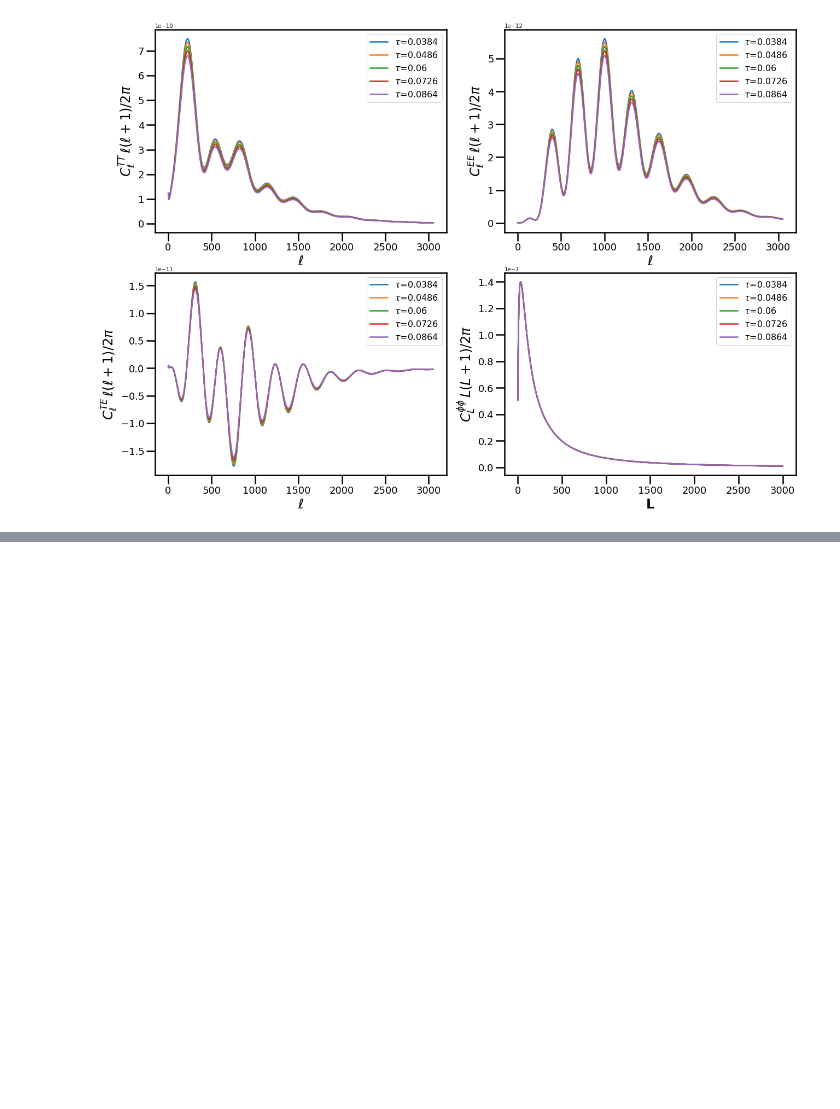
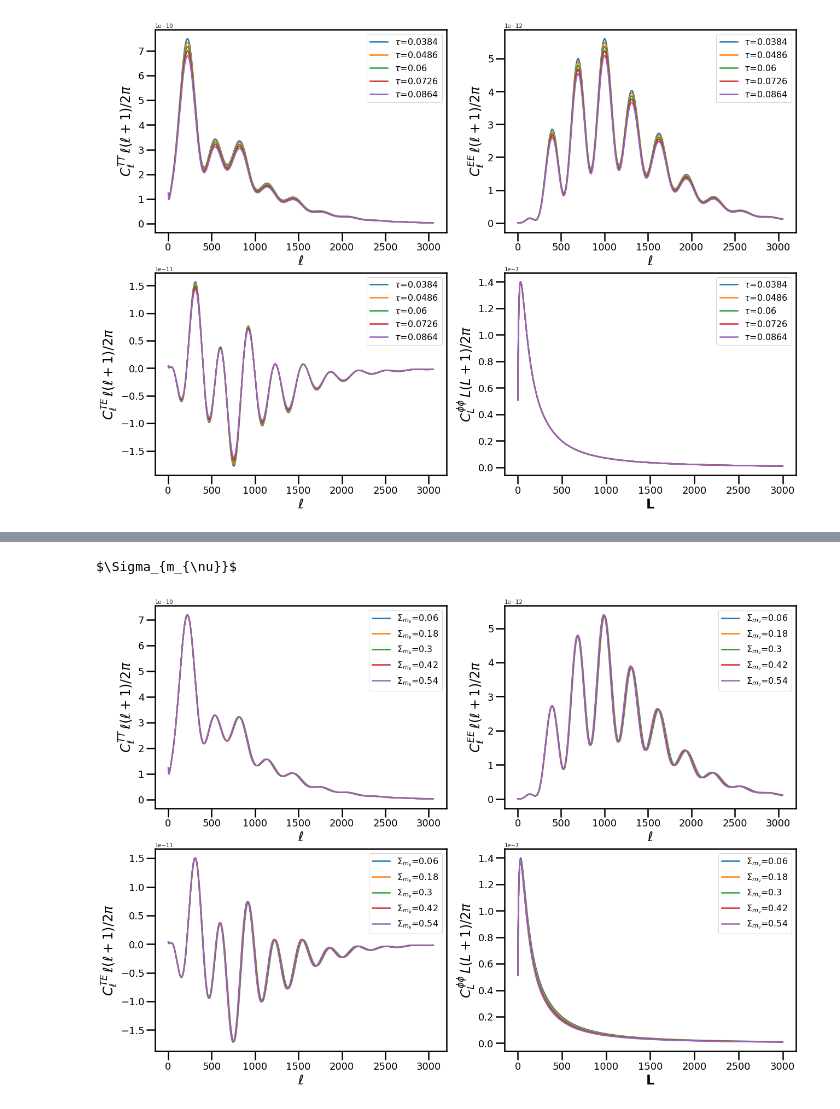
Before and after one commit to nbatta/SSI2017_CMB_COSMO, a Jupyter notebook: CMB Cosmology.ipynb, the cells around one changed output, grey strips where cells are left out. Saved outputs shown, nothing was run; the diff lists cells and outputs as text; code cells hidden in the pictures; blank space fills up the shorter version.

```diff
--- a/CMB Cosmology.ipynb
+++ b/CMB Cosmology.ipynb
@@ -170,0 +198,5 @@ cmb_par_dependence(lmax,pdfhome+'blah.pdf',param='tau')
+# %%
+cmb_par_dependence(lmax,pdfhome+'blah.pdf',param='mu')
+# %% [output]
+$\Sigma_{m_{\nu}}$
+[figure, added]
```
Also changed, not shown: parts of 4 cells of this notebook.
